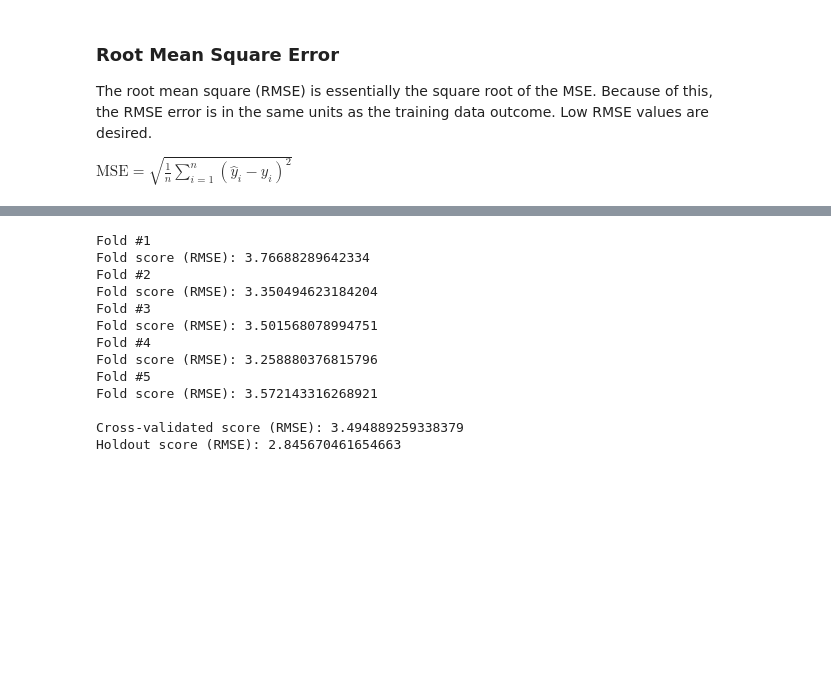
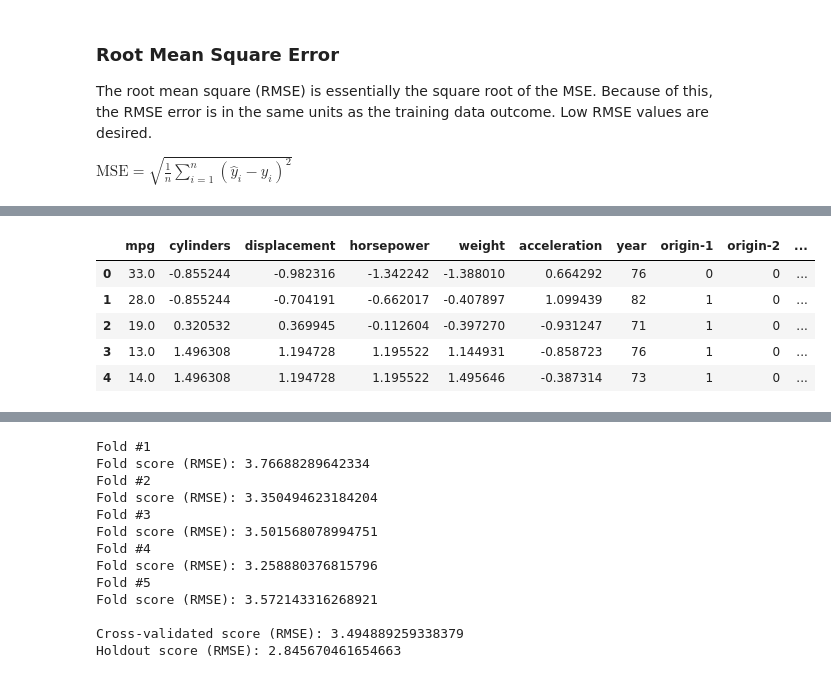
Before and after one commit to kuatroka/jh_dl, a Jupyter notebook: jh_dl_class3_training.ipynb, the cells around one changed output, grey strips where cells are left out. Saved outputs shown, nothing was run; the diff lists cells and outputs as text; code cells hidden in the pictures; blank space fills up the shorter version.

```diff
--- a/jh_dl_class3_training.ipynb
+++ b/jh_dl_class3_training.ipynb
@@ -579,3 +603,15 @@ Final, out of sample score (RMSE): 3.421623945236206
+# %%
+# renaming columns by position
+oosDF.columns.values[10] = "oos_y"
+oosDF.columns.values[11] = "oos_pred"
+oosDF.head(5)
+# %% [output]
+|  | mpg | cylinders | displacement | horsepower | weight | acceleration | year | origin-1 | origin-2 | ... |
+| 0 | 33.0 | -0.855244 | -0.982316 | -1.342242 | -1.388010 | 0.664292 | 76 | 0 | 0 | ... |
+| 1 | 28.0 | -0.855244 | -0.704191 | -0.662017 | -0.407897 | 1.099439 | 82 | 1 | 0 | ... |
+| 2 | 19.0 | 0.320532 | 0.369945 | -0.112604 | -0.397270 | -0.931247 | 71 | 1 | 0 | ... |
+| 3 | 13.0 | 1.496308 | 1.194728 | 1.195522 | 1.144931 | -0.858723 | 76 | 1 | 0 | ... |
+| 4 | 14.0 | 1.496308 | 1.194728 | 1.195522 | 1.495646 | -0.387314 | 73 | 1 | 0 | ... |
 # %% [markdown]
 # Training with Cross Validation and a Holdout Set
 
```
Also changed, not shown: parts of 6 cells of this notebook, 2 other files.
